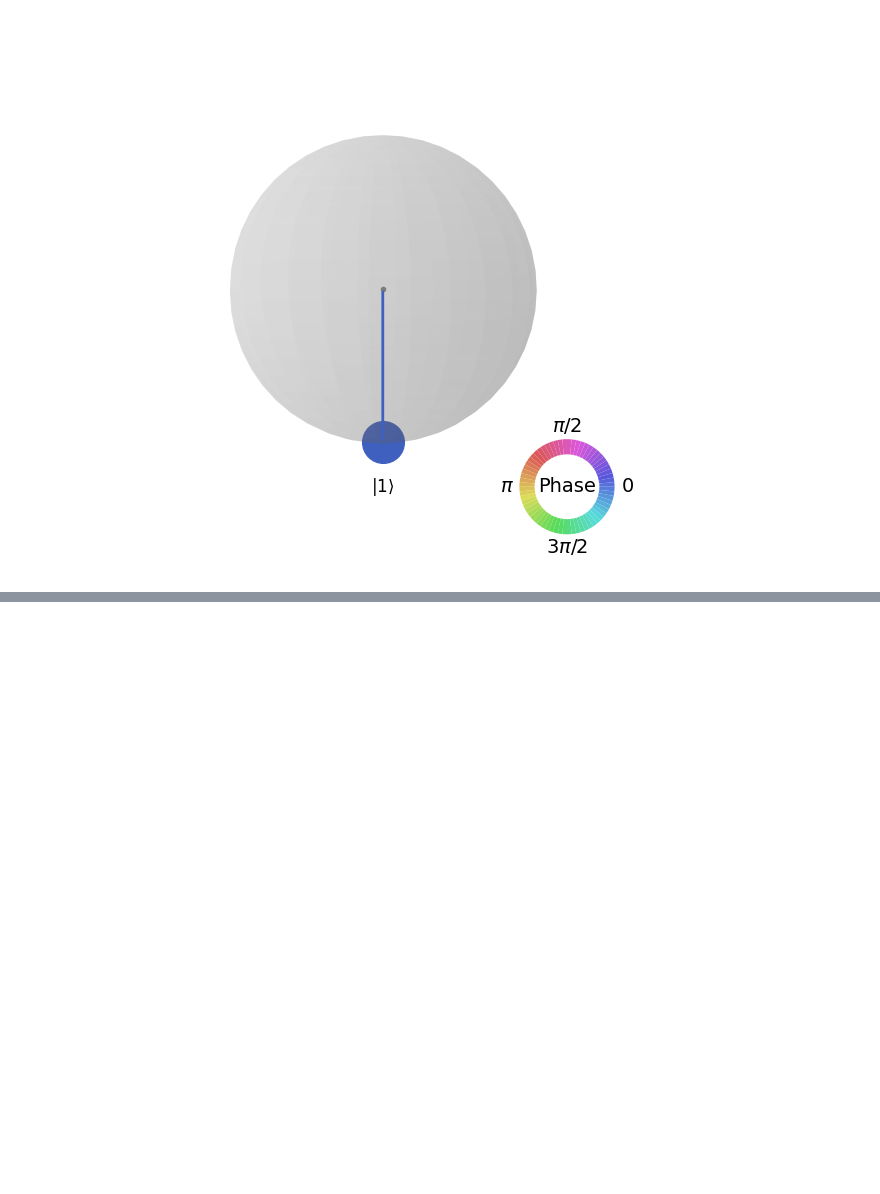
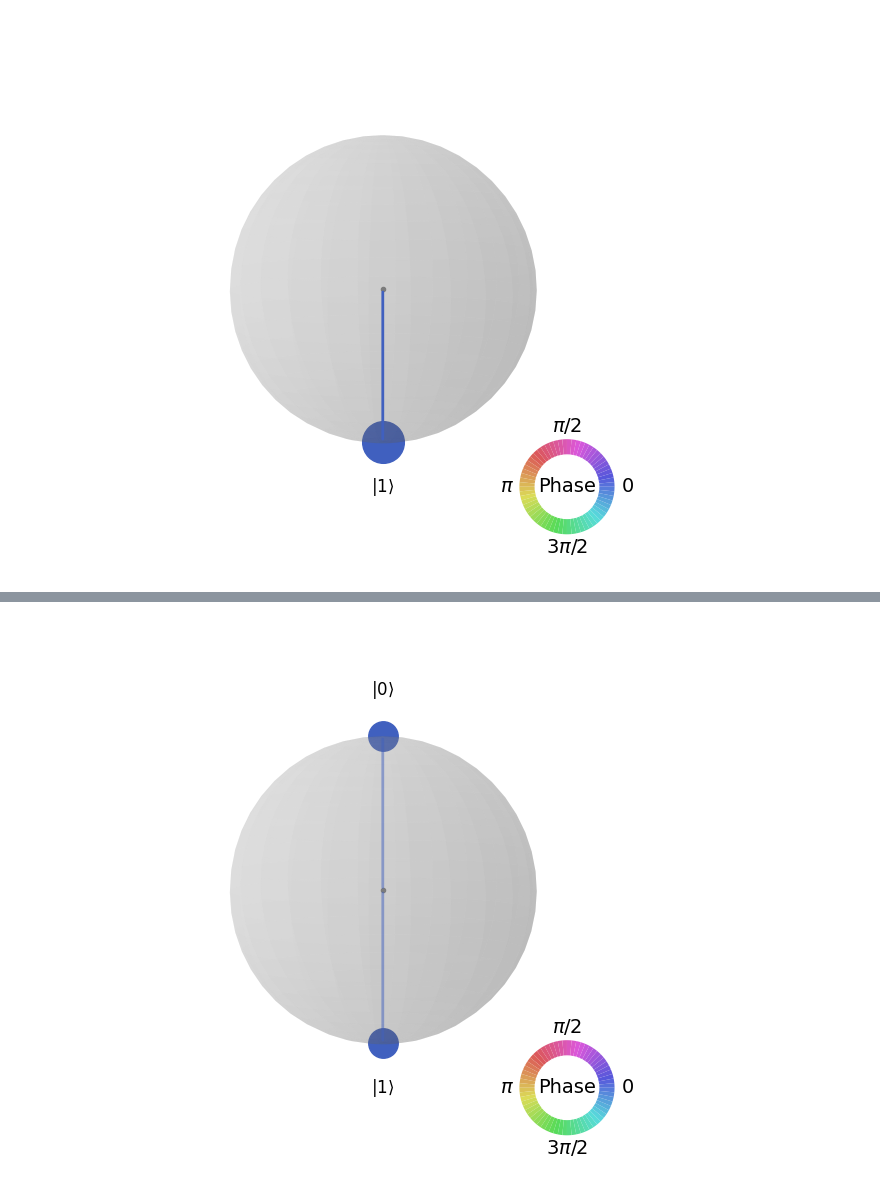
Before and after one commit to luisedseijas/Quantum_computing, a Jupyter notebook: Class_02/02_01.ipynb, the cells around one changed output, grey strips where cells are left out. Drawn from its saved outputs; the diff is of its cells as text; code cells hidden in the pictures; blank space fills up the shorter version.

```diff
--- a/Class_02/02_01.ipynb
+++ b/Class_02/02_01.ipynb
@@ -86,0 +91,4 @@ plot_state_qsphere(qc)
+# %%
+qc = QuantumCircuit(1)
+state = Statevector(qc)
+plot_bloch_multivector(state)
@@ -86,0 +97,6 @@ plot_state_qsphere(qc)
+# %%
+qc.h(0)
+state = Statevector(qc)
+plot_state_qsphere(qc)
+# %% [output]
+[figure, added]
```
Also changed, not shown: parts of 3 cells of this notebook.
